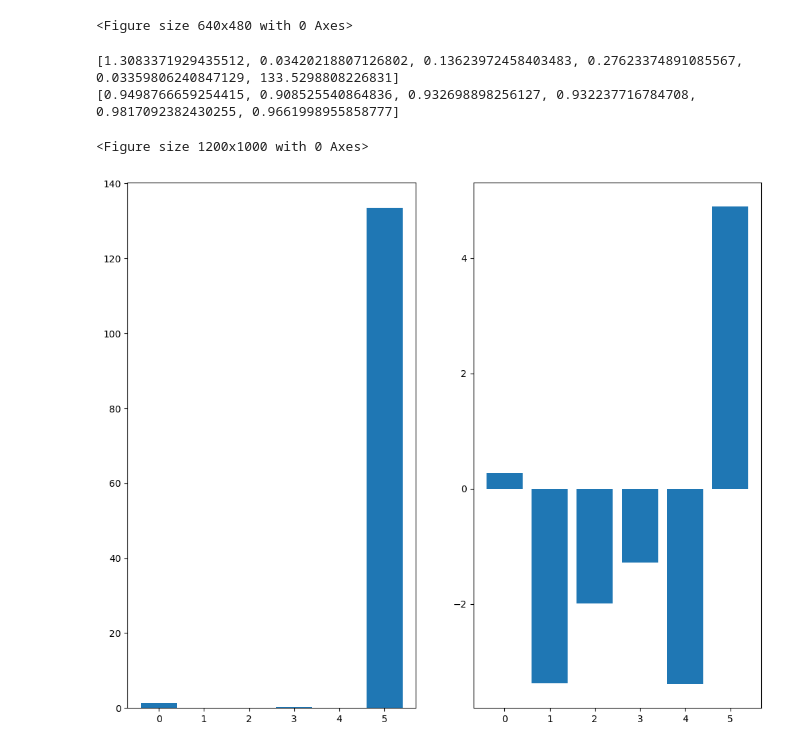
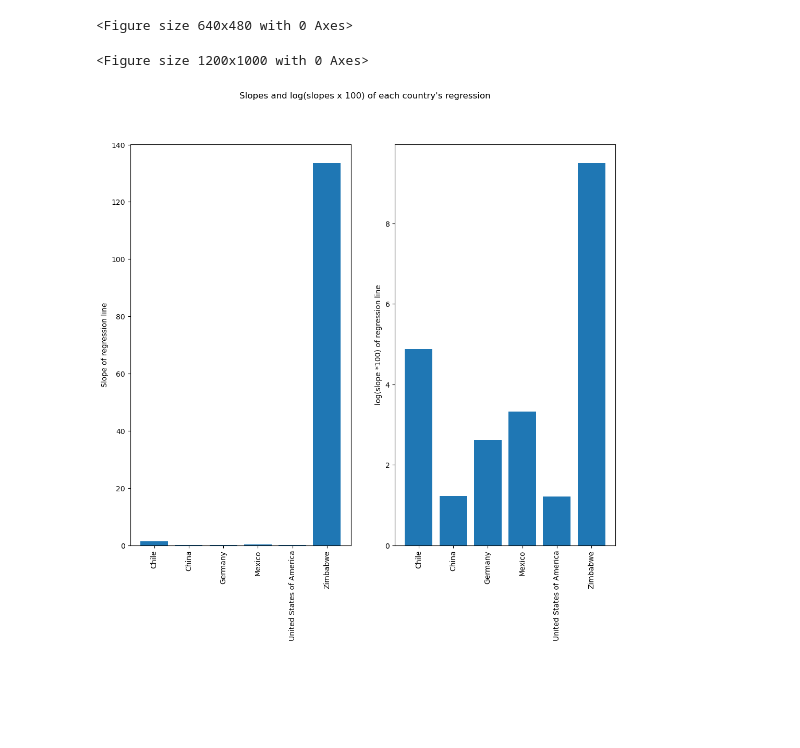
Before and after one commit to YSquid/gdp_life, a Jupyter notebook: life_expectancy_gdp.ipynb, the cells around one changed output. Drawn from its saved outputs; the diff is of its cells as text; code cells hidden in the pictures; blank space fills up the shorter version.

Commit message:
graphing r values

```diff
--- a/life_expectancy_gdp.ipynb
+++ b/life_expectancy_gdp.ipynb
@@ -147,6 +147,7 @@ See the caveats in the documentation: https://pandas.pydata.org/pandas-docs/stab
 95  Zimbabwe  2015                              60.7  0.163047]
 <Figure size 640x480 with 0 Axes>
 # %%
+
 ## calculate linear regression values for each nation
 
 slopes = []
@@ -158,21 +159,26 @@ for country in country_data:
     slope, intercept, r_value, p_value, std_err = linregress(country['GDP'], country['Life expectancy at birth (years)'])
     slopes.append(slope)
     r_values.append(r_value)
-print(slopes)
-print(r_values)
-
-plt.figure(figsize=(12,10))
-
-plt.subplot(1,2,1)
-plt.bar(range(len(countries)), slopes)
-plt.subplot(1,2,2)
-
-plt.bar(range(len(countries)), [math.log(slope) for slope in slopes])
-
-
-plt.show()
 # %% [output]
-[1.3083371929435512, 0.03420218807126802, 0.13623972458403483, 0.27623374891085567, 0.03359806240847129, 133.5298808226831]
-[0.9498766659254415, 0.908525540864836, 0.932698898256127, 0.932237716784708, 0.9817092382430255, 0.9661998955858777]
+<Figure size 1200x1000 with 0 Axes>
-<Figure size 1200x1000 with 0 Axes>
-[figure, removed]
+# %%
+#plot the slopes
+plt.figure(figsize=(12,10))
+plt.suptitle('Slopes and log(slopes x 100) of each country\'s regression')
+## plot of slope, and log(slope * 100) - used to more easily show the relative size of the slopes visually.
+## The * 100 is to make all values positive
+plt.subplot(1,2,1)
+plt.bar(range(len(countries)), slopes)
+plt.xticks(range(len(countries)), countries, rotation=90)
+plt.ylabel('Slope of regression line')
+
+plt.subplot(1,2,2)
+plt.bar(range(len(countries)), [math.log(slope * 100) for slope in slopes])
+plt.xticks(range(len(countries)), countries, rotation=90)
+plt.ylabel('log(slope *100) of regression line')
+
+
+
+plt.show()
+# %% [output]
+[figure, added]
```
Also changed, not shown: parts of 1 cell of this notebook.
